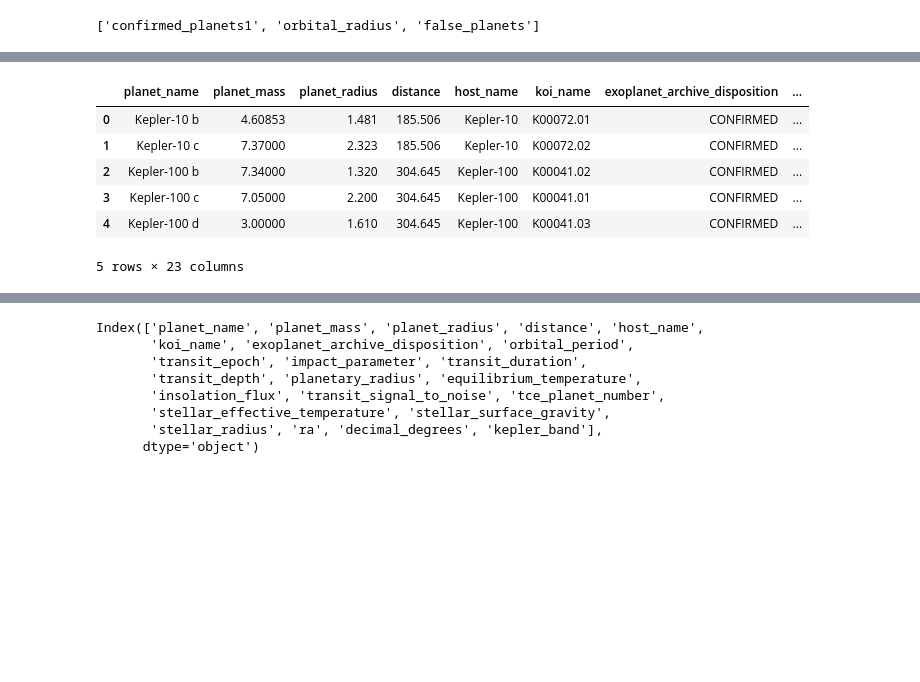
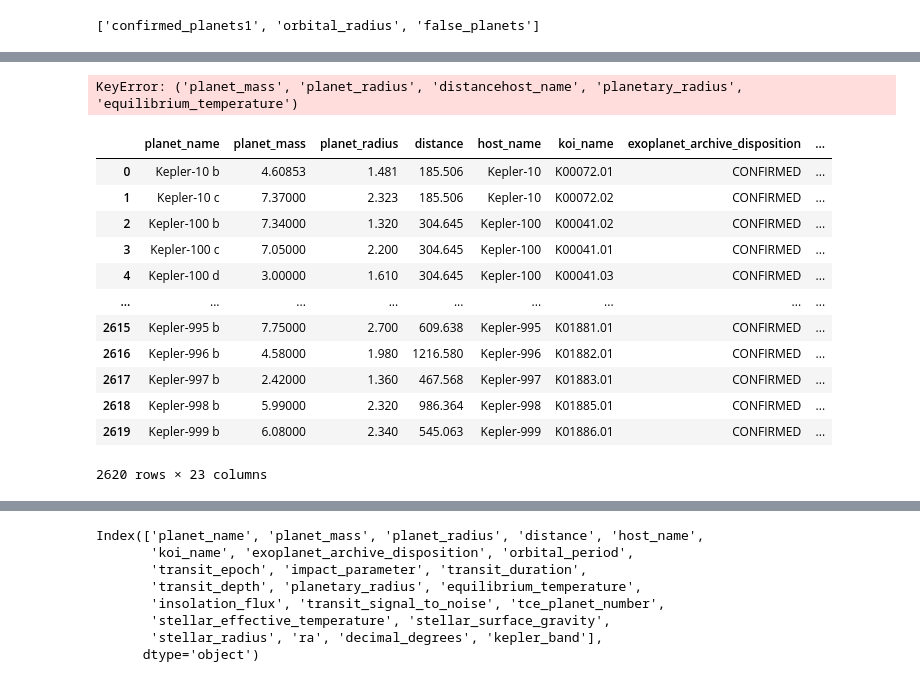
Before and after one commit to LiShanDa2021/exoplanet_detector, a Jupyter notebook: jupyter_notebooks/planet_orbit_test.ipynb, the cells around one changed output, grey strips where cells are left out. Cells and saved outputs as stored; diff of their text form; code cells hidden in the pictures; blank space fills up the shorter version.

```diff
--- a/jupyter_notebooks/planet_orbit_test.ipynb
+++ b/jupyter_notebooks/planet_orbit_test.ipynb
@@ -28,11 +86,22 @@ import pandas as pd
+# %%
+orbits_df=orbits_df['planet_mass','planet_radius','distance''host_name','planetary_radius','equilibrium_temperature']
+orbits_df
+# %% [output]
+KeyError: ('planet_mass', 'planet_radius', 'distancehost_name', 'planetary_radius', 'equilibrium_temperature')
 # %%
 df=pd.read_sql_table('confirmed_planets1', engine)
-df.head()
+df
 # %% [output]
 |  | planet_name | planet_mass | planet_radius | distance | host_name | koi_name | exoplanet_archive_disposition | ... |
 | 0 | Kepler-10 b | 4.60853 | 1.481 | 185.506 | Kepler-10 | K00072.01 | CONFIRMED | ... |
 | 1 | Kepler-10 c | 7.37000 | 2.323 | 185.506 | Kepler-10 | K00072.02 | CONFIRMED | ... |
 | 2 | Kepler-100 b | 7.34000 | 1.320 | 304.645 | Kepler-100 | K00041.02 | CONFIRMED | ... |
 | 3 | Kepler-100 c | 7.05000 | 2.200 | 304.645 | Kepler-100 | K00041.01 | CONFIRMED | ... |
 | 4 | Kepler-100 d | 3.00000 | 1.610 | 304.645 | Kepler-100 | K00041.03 | CONFIRMED | ... |
+| ... | ... | ... | ... | ... | ... | ... | ... | ... |
+| 2615 | Kepler-995 b | 7.75000 | 2.700 | 609.638 | Kepler-995 | K01881.01 | CONFIRMED | ... |
+| 2616 | Kepler-996 b | 4.58000 | 1.980 | 1216.580 | Kepler-996 | K01882.01 | CONFIRMED | ... |
+| 2617 | Kepler-997 b | 2.42000 | 1.360 | 467.568 | Kepler-997 | K01883.01 | CONFIRMED | ... |
+| 2618 | Kepler-998 b | 5.99000 | 2.320 | 986.364 | Kepler-998 | K01885.01 | CONFIRMED | ... |
+| 2619 | Kepler-999 b | 6.08000 | 2.340 | 545.063 | Kepler-999 | K01886.01 | CONFIRMED | ... |
-5 rows × 23 columns
+2620 rows × 23 columns
```
Also changed, not shown: parts of 24 cells of this notebook, 4 other files.
